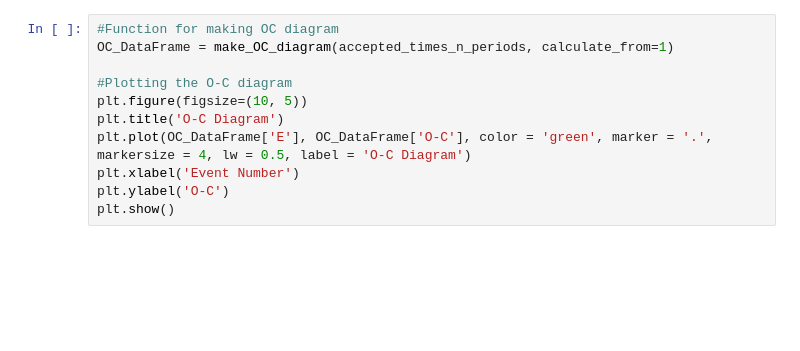
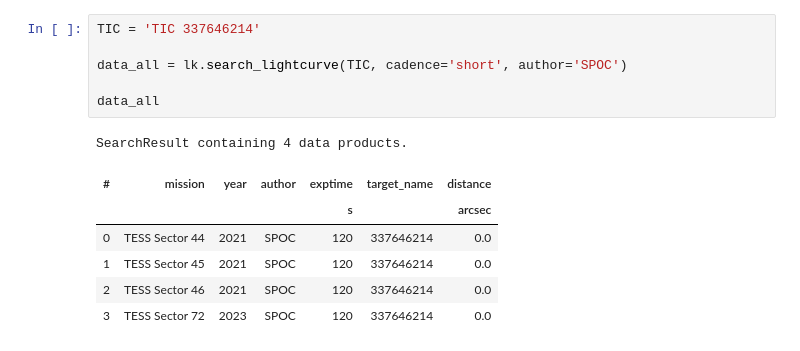
Before and after one commit to katerickels/CV-Analyzer, a Jupyter notebook: Temporary Files/VALE O-C maker v2.ipynb, the cells around one changed output. Saved outputs shown, nothing was run; the diff lists cells and outputs as text; blank space fills up the shorter version.

```diff
--- a/Temporary Files/VALE O-C maker v2.ipynb
+++ b/Temporary Files/VALE O-C maker v2.ipynb
@@ -310,11 +12,14 @@ plt.ylabel('Period')
-# %%
-#Function for making OC diagram
-OC_DataFrame = make_OC_diagram(accepted_times_n_periods, calculate_from=1)
-
-#Plotting the O-C diagram
-plt.figure(figsize=(10, 5))
-plt.title('O-C Diagram')
-plt.plot(OC_DataFrame['E'], OC_DataFrame['O-C'], color = 'green', marker = '.', markersize = 4, lw = 0.5, label = 'O-C Diagram')
-plt.xlabel('Event Number')
-plt.ylabel('O-C')
-plt.show()
+# %%
+TIC = 'TIC 337646214'
+
+data_all = lk.search_lightcurve(TIC, cadence='short', author='SPOC')
+
+data_all
+# %% [output]
+SearchResult containing 4 data products.
+| # | mission | year | author | exptime | target_name | distance |
+|  |  |  |  | s |  | arcsec |
+| 0 | TESS Sector 44 | 2021 | SPOC | 120 | 337646214 | 0.0 |
+| 1 | TESS Sector 45 | 2021 | SPOC | 120 | 337646214 | 0.0 |
+| 2 | TESS Sector 46 | 2021 | SPOC | 120 | 337646214 | 0.0 |
+| 3 | TESS Sector 72 | 2023 | SPOC | 120 | 337646214 | 0.0 |
```
Also changed, not shown: parts of 8 cells of this notebook, 3 other files.
